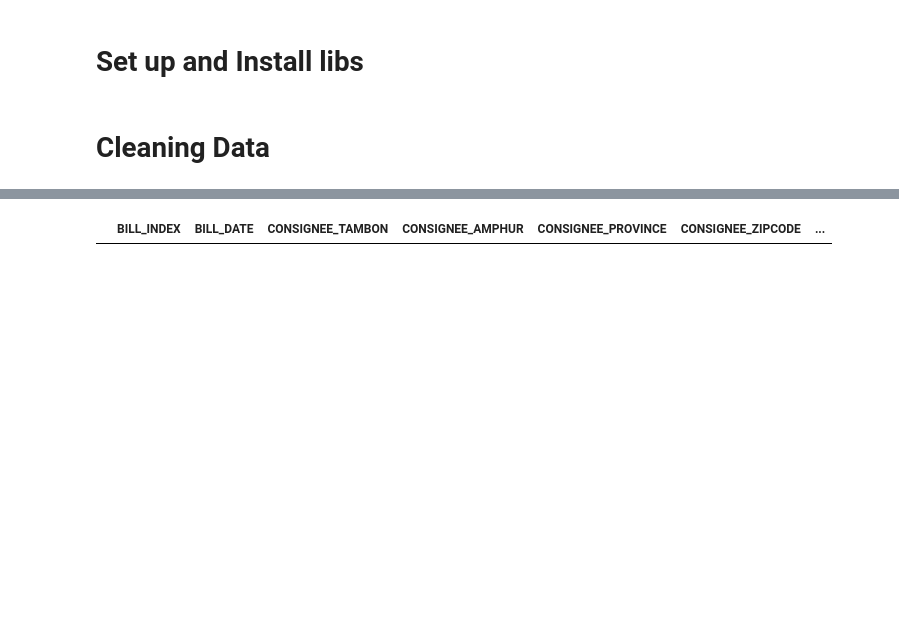
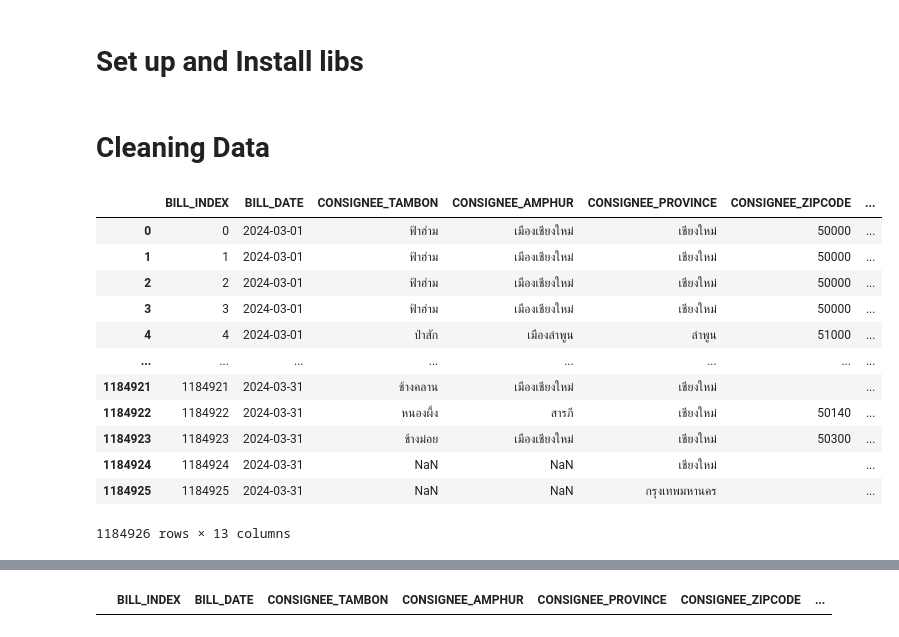
Before and after one commit to sebsvt/data-science-cmu-contest-2024, a Jupyter notebook: data-analysis/analysis-data.ipynb, the cells around one changed output, grey strips where cells are left out. Cells and saved outputs as stored; diff of their text form; code cells hidden in the pictures; blank space fills up the shorter version.

```diff
--- a/data-analysis/analysis-data.ipynb
+++ b/data-analysis/analysis-data.ipynb
@@ -34,3 +35,19 @@ df['UNIT_NAME'] = df['UNIT_NAME'].str.strip()
 
 df['DEST_CODE'] = df['DEST_CODE'].str.strip()
 df['REG_Code'] = df['REG_Code'].str.strip()
+# %%
+df
+# %% [output]
+|  | BILL_INDEX | BILL_DATE | CONSIGNEE_TAMBON | CONSIGNEE_AMPHUR | CONSIGNEE_PROVINCE | CONSIGNEE_ZIPCODE | ... |
+| 0 | 0 | 2024-03-01 | ฟ้าฮ่าม | เมืองเชียงใหม่ | เชียงใหม่ | 50000 | ... |
+| 1 | 1 | 2024-03-01 | ฟ้าฮ่าม | เมืองเชียงใหม่ | เชียงใหม่ | 50000 | ... |
+| 2 | 2 | 2024-03-01 | ฟ้าฮ่าม | เมืองเชียงใหม่ | เชียงใหม่ | 50000 | ... |
+| 3 | 3 | 2024-03-01 | ฟ้าฮ่าม | เมืองเชียงใหม่ | เชียงใหม่ | 50000 | ... |
+| 4 | 4 | 2024-03-01 | ป่าสัก | เมืองลำพูน | ลำพูน | 51000 | ... |
+| ... | ... | ... | ... | ... | ... | ... | ... |
+| 1184921 | 1184921 | 2024-03-31 | ช้างคลาน | เมืองเชียงใหม่ | เชียงใหม่ |  | ... |
+| 1184922 | 1184922 | 2024-03-31 | หนองผึ้ง | สารภี | เชียงใหม่ | 50140 | ... |
+| 1184923 | 1184923 | 2024-03-31 | ช้างม่อย | เมืองเชียงใหม่ | เชียงใหม่ | 50300 | ... |
+| 1184924 | 1184924 | 2024-03-31 | NaN | NaN | เชียงใหม่ |  | ... |
+| 1184925 | 1184925 | 2024-03-31 | NaN | NaN | กรุงเทพมหานคร |  | ... |
+1184926 rows × 13 columns
```
Also changed, not shown: parts of 36 cells of this notebook, 1 other file.
